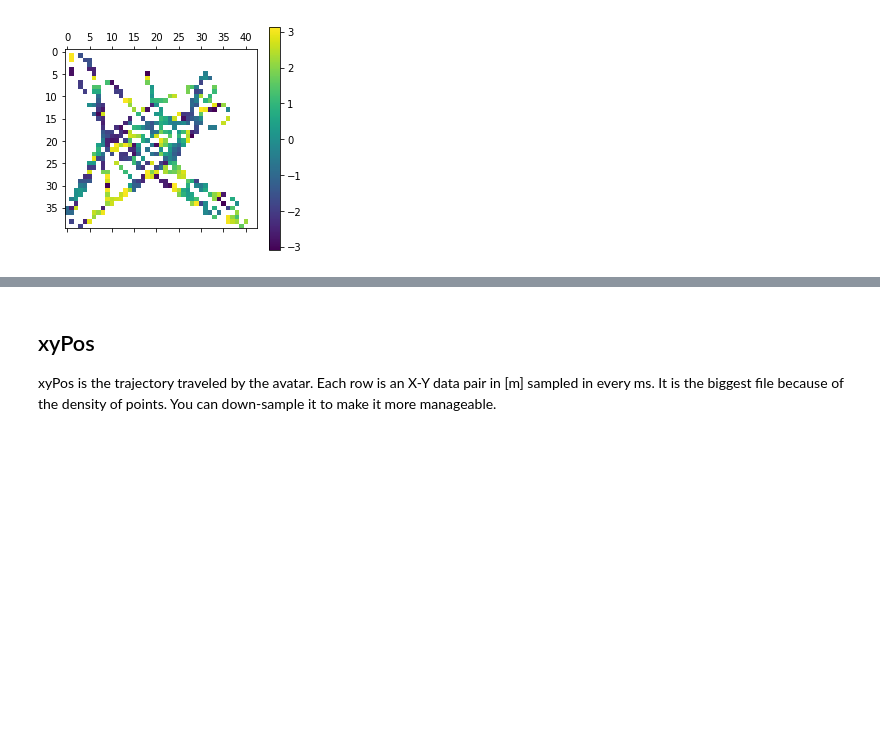
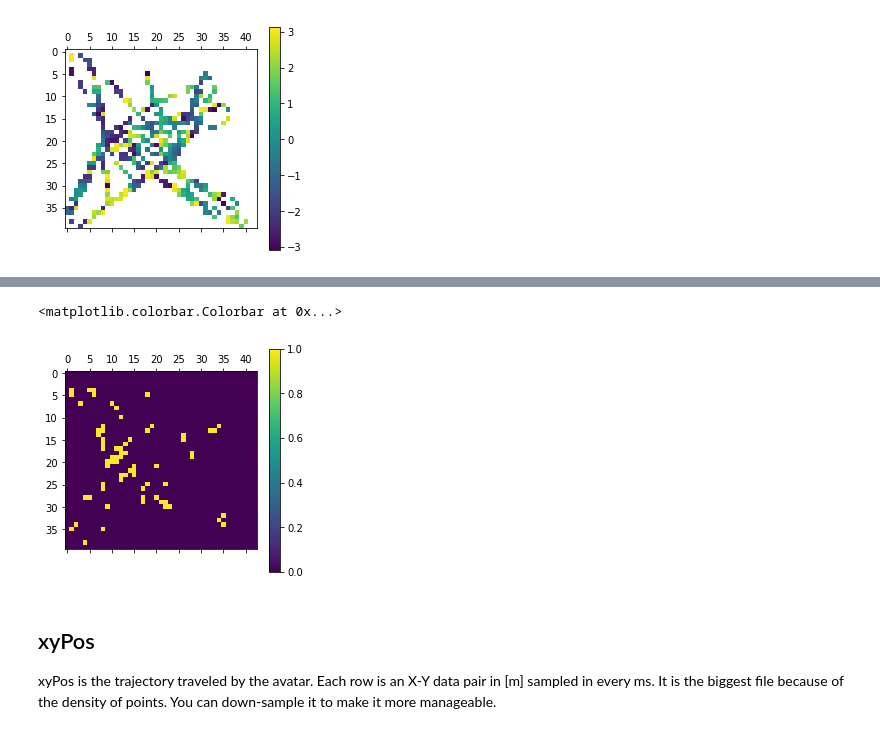
Before and after one commit to DanielHHowell/Grid-Cell, a Jupyter notebook: Grid Cell Phase Main.ipynb, the cells around one changed output, grey strips where cells are left out. Cells and saved outputs as stored; diff of their text form; code cells hidden in the pictures; blank space fills up the shorter version.

```diff
--- a/Grid Cell Phase Main.ipynb
+++ b/Grid Cell Phase Main.ipynb
@@ -102,3 +114,14 @@ plt.colorbar()
+# %%
+MPM2 = np.zeros((40,43))
+MPM2[np.where(MeanPhaseMap<-2)[0],np.where(MeanPhaseMap<-2)[1]]=1
+MPM2
+
+
+plt.matshow(MPM2)
+plt.colorbar()
+# %% [output]
+<matplotlib.colorbar.Colorbar at 0x...>
+[figure, added]
 # %% [markdown]
 ## xyPos
 xyPos is the trajectory traveled by the avatar. Each row is an X-Y data pair in [m] sampled in every ms. It is the biggest file because of the density of points. You can down-sample it to make it more manageable.
```
Also changed, not shown: parts of 12 cells of this notebook.
